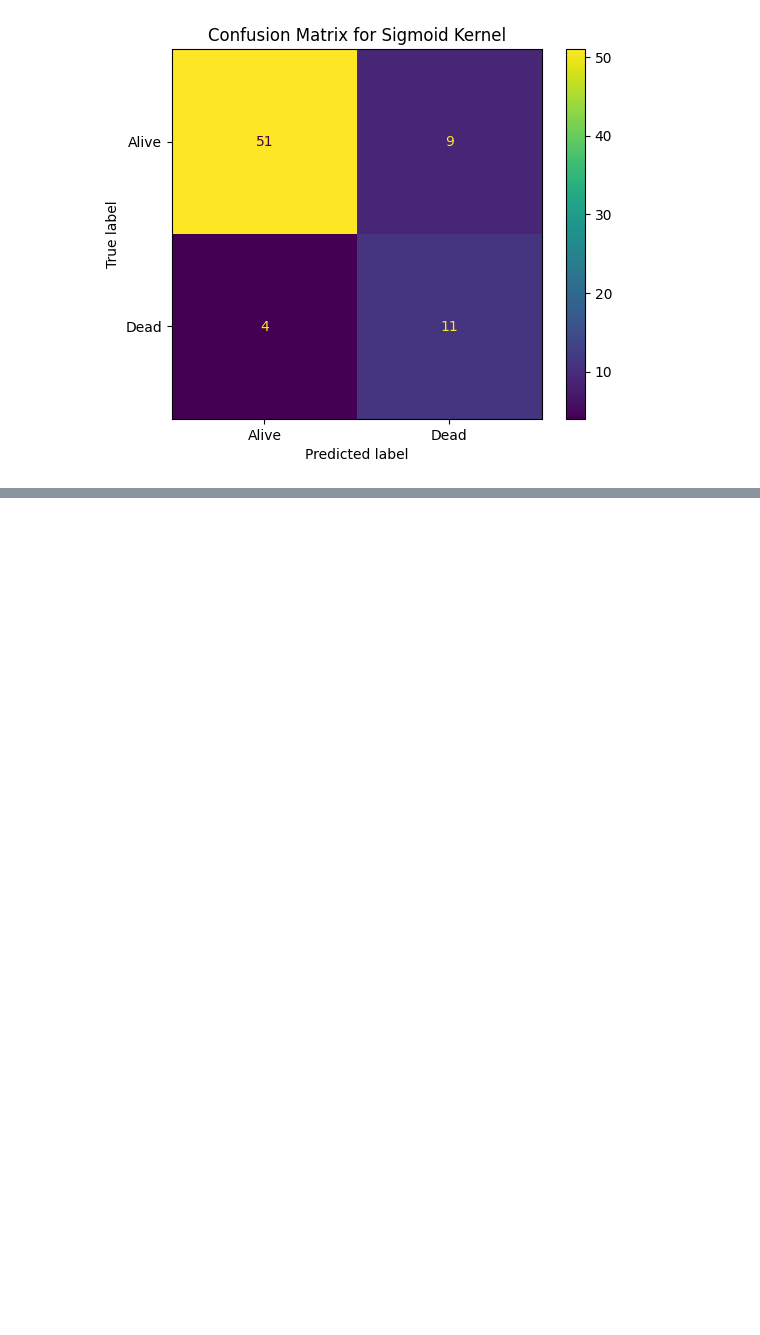
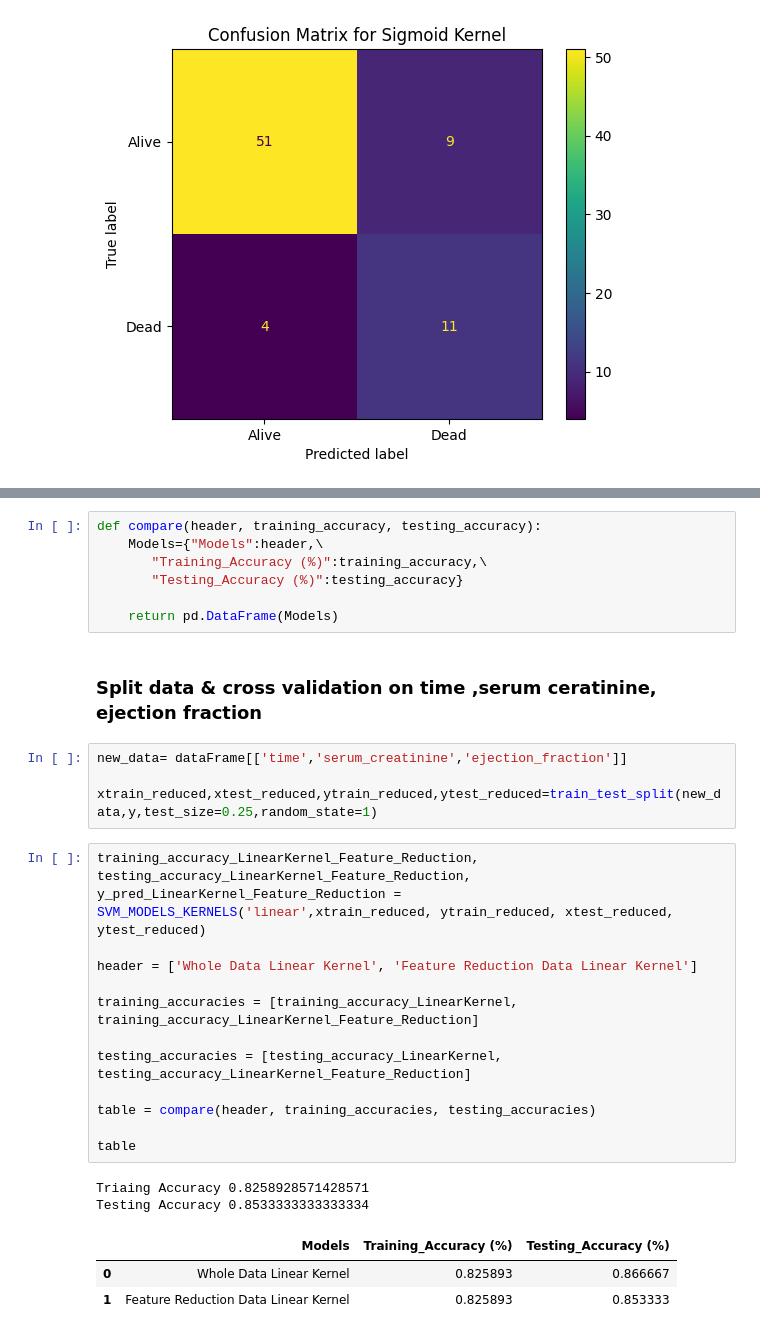
Before and after one commit to Misara-Ahmed/Cardiovascular-Disease-Prediction, a Jupyter notebook: Heart_failure_prediction_SVM.ipynb, the cells around one changed output, grey strips where cells are left out. Drawn from its saved outputs; the diff is of its cells as text; blank space fills up the shorter version.

```diff
--- a/Heart_failure_prediction_SVM.ipynb
+++ b/Heart_failure_prediction_SVM.ipynb
@@ -154,0 +185,31 @@ for pair in zipped:
+# %%
+def compare(header, training_accuracy, testing_accuracy):
+    Models={"Models":header,\
+       "Training_Accuracy (%)":training_accuracy,\
+       "Testing_Accuracy (%)":testing_accuracy}
+
+    return pd.DataFrame(Models)
+# %% [markdown]
+### Split data & cross validation on time ,serum ceratinine, ejection fraction
+# %%
+new_data= dataFrame[['time','serum_creatinine','ejection_fraction']]
+
+xtrain_reduced,xtest_reduced,ytrain_reduced,ytest_reduced=train_test_split(new_data,y,test_size=0.25,random_state=1)
+# %%
+training_accuracy_LinearKernel_Feature_Reduction, testing_accuracy_LinearKernel_Feature_Reduction, y_pred_LinearKernel_Feature_Reduction = SVM_MODELS_KERNELS('linear',xtrain_reduced, ytrain_reduced, xtest_reduced, ytest_reduced)
+
+header = ['Whole Data Linear Kernel', 'Feature Reduction Data Linear Kernel']
+
+training_accuracies = [training_accuracy_LinearKernel, training_accuracy_LinearKernel_Feature_Reduction]
+
+testing_accuracies = [testing_accuracy_LinearKernel, testing_accuracy_LinearKernel_Feature_Reduction]
+
+table = compare(header, training_accuracies, testing_accuracies)
+
+table
+# %% [output]
+Triaing Accuracy 0.8258928571428571
+Testing Accuracy 0.8533333333333334
+|  | Models | Training_Accuracy (%) | Testing_Accuracy (%) |
+| 0 | Whole Data Linear Kernel | 0.825893 | 0.866667 |
+| 1 | Feature Reduction Data Linear Kernel | 0.825893 | 0.853333 |
```
Also changed, not shown: parts of 6 cells of this notebook.
